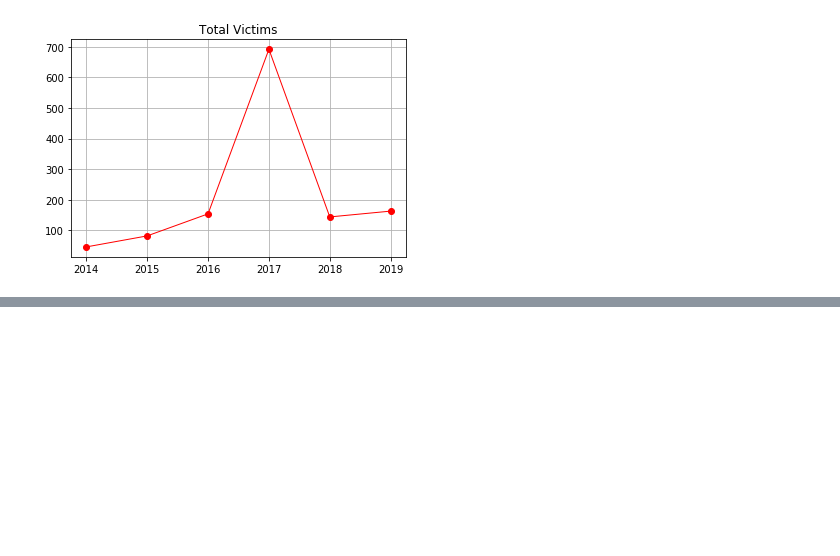
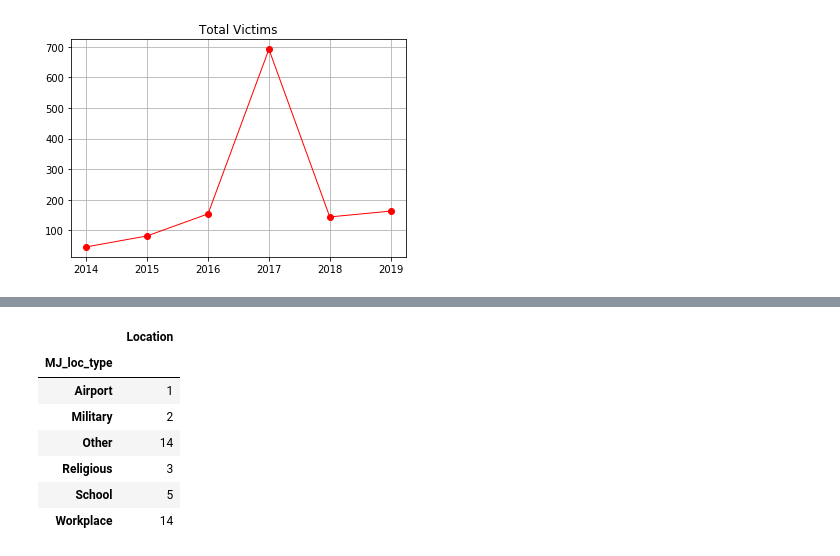
Before and after one commit to tmartinez52/Driving-Gun-Sales, a Jupyter notebook: Data Merged/project.ipynb, the cells around one changed output, grey strips where cells are left out. Saved outputs shown, nothing was run; the diff lists cells and outputs as text; code cells hidden in the pictures; blank space fills up the shorter version.

```diff
--- a/Data Merged/project.ipynb
+++ b/Data Merged/project.ipynb
@@ -495,0 +523,14 @@ plt.title("Total Victims")
+# %%
+group_mj_loc=mj_df.groupby(["MJ_loc_type"])
+sum_loc=group_mj_loc["Incident_ID"].count()
+df_loc=pd.DataFrame({"Location":sum_loc})
+df_loc
+# %% [output]
+|  | Location |
+| MJ_loc_type |  |
+| Airport | 1 |
+| Military | 2 |
+| Other | 14 |
+| Religious | 3 |
+| School | 5 |
+| Workplace | 14 |
```
Also changed, not shown: parts of 6 cells of this notebook, 1 other file.
